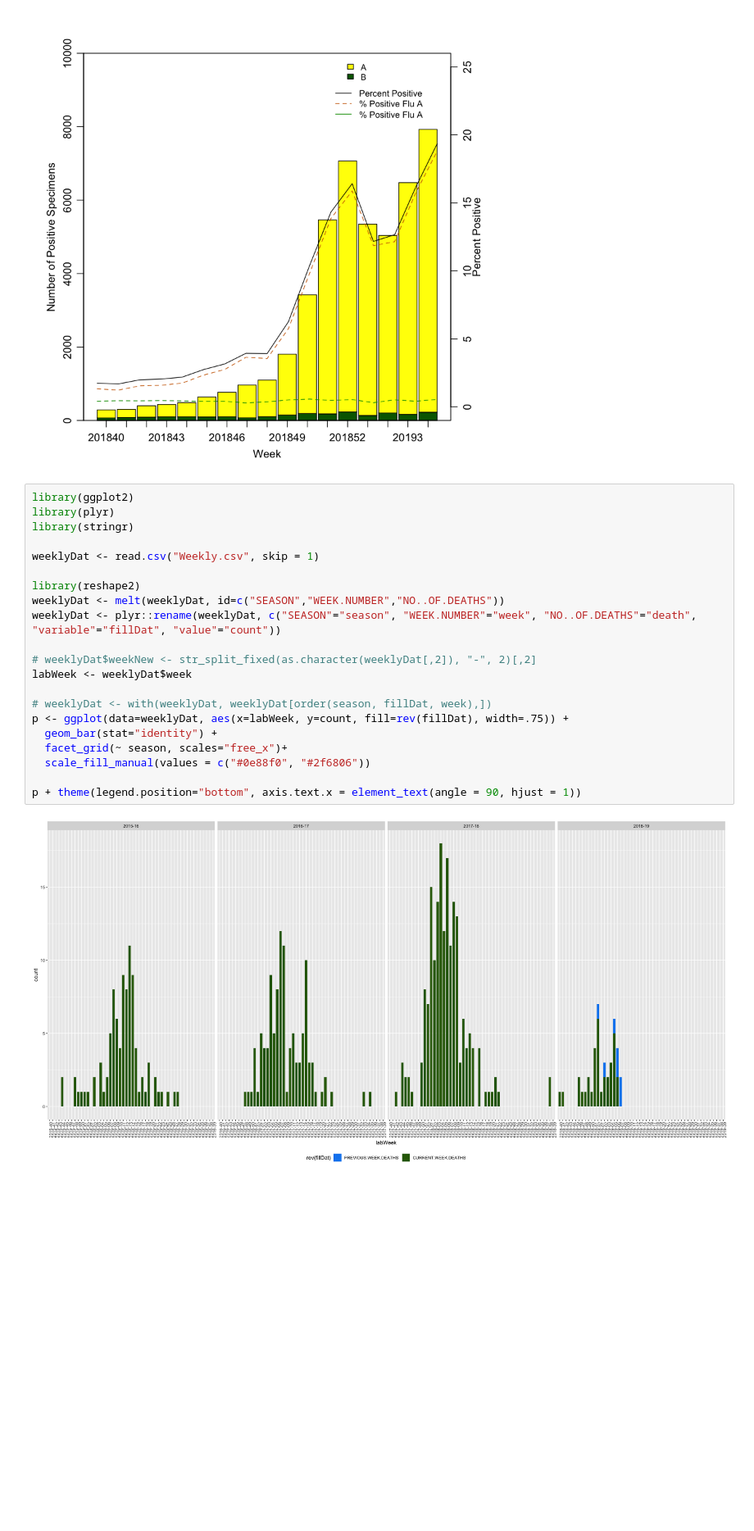
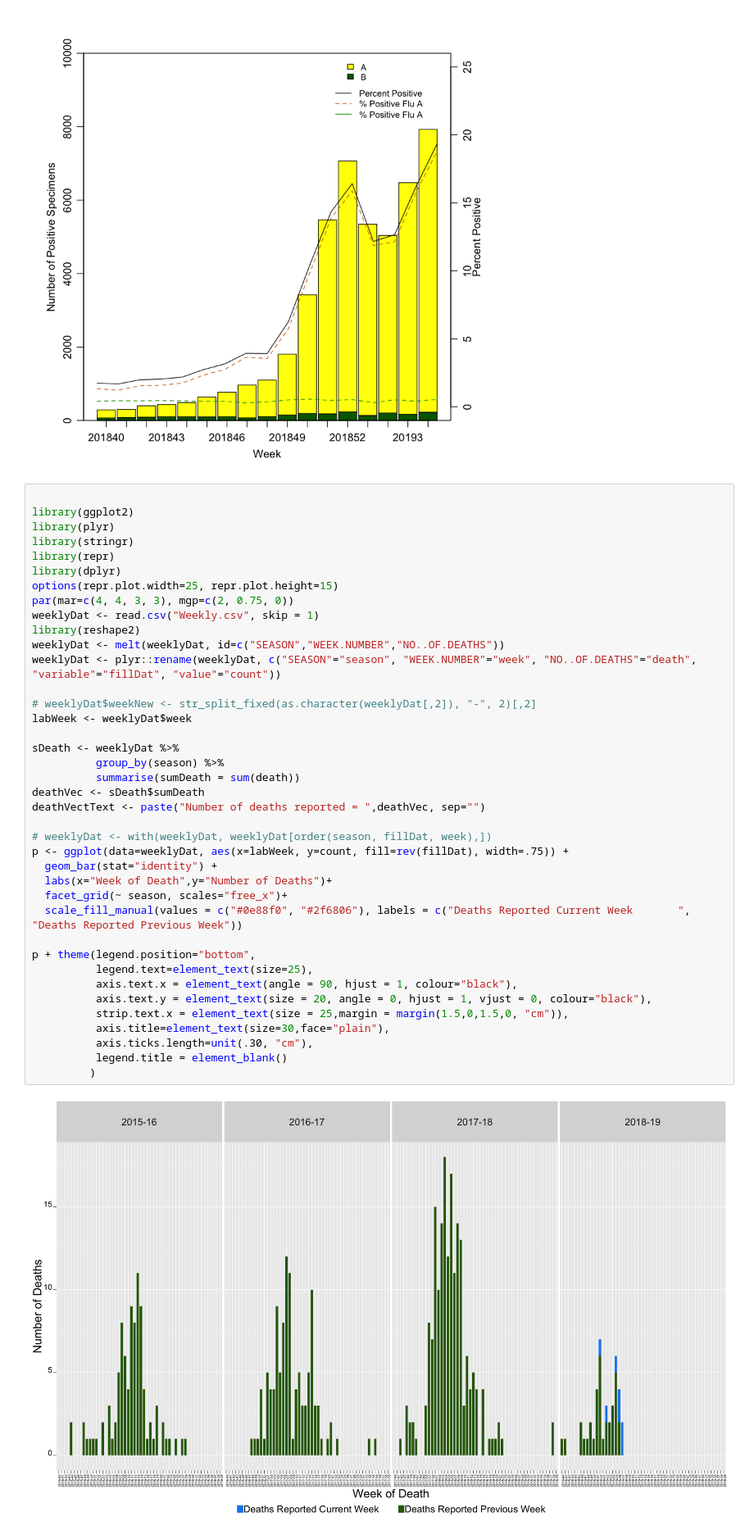
Before and after one commit to nullbringer/Exploratory-Data-Analysis, a Jupyter notebook: Lab1/part2/Lab1Part2.ipynb, the cells around one changed output. Shown: that part at 82% size. Saved outputs shown, nothing was run; the diff lists cells and outputs as text; blank space fills up the shorter version.

```diff
--- a/Lab1/part2/Lab1Part2.ipynb
+++ b/Lab1/part2/Lab1Part2.ipynb
@@ -39,25 +39,43 @@ legend("topright",inset=c(0.06,0.08),legend=lineLegend, col=c("black", "#CC6600"
 # %% [output]
 [figure]
 # %%
+
 library(ggplot2)
 library(plyr)
 library(stringr)
-
+library(repr)
+library(dplyr)
+options(repr.plot.width=25, repr.plot.height=15)
+par(mar=c(4, 4, 3, 3), mgp=c(2, 0.75, 0))
 weeklyDat <- read.csv("Weekly.csv", skip = 1)
-
 library(reshape2)
 weeklyDat <- melt(weeklyDat, id=c("SEASON","WEEK.NUMBER","NO..OF.DEATHS"))
 weeklyDat <- plyr::rename(weeklyDat, c("SEASON"="season", "WEEK.NUMBER"="week", "NO..OF.DEATHS"="death", "variable"="fillDat", "value"="count"))
 
 # weeklyDat$weekNew <- str_split_fixed(as.character(weeklyDat[,2]), "-", 2)[,2]
 labWeek <- weeklyDat$week
 
+sDeath <- weeklyDat %>%
+          group_by(season) %>%
+          summarise(sumDeath = sum(death))
+deathVec <- sDeath$sumDeath
+deathVectText <- paste("Number of deaths reported = ",deathVec, sep="")
+
 # weeklyDat <- with(weeklyDat, weeklyDat[order(season, fillDat, week),])
 p <- ggplot(data=weeklyDat, aes(x=labWeek, y=count, fill=rev(fillDat), width=.75)) +
   geom_bar(stat="identity") +
+  labs(x="Week of Death",y="Number of Deaths")+
   facet_grid(~ season, scales="free_x")+
-  scale_fill_manual(values = c("#0e88f0", "#2f6806"))
+  scale_fill_manual(values = c("#0e88f0", "#2f6806"), labels = c("Deaths Reported Current Week       ", "Deaths Reported Previous Week"))
 
-p + theme(legend.position="bottom", axis.text.x = element_text(angle = 90, hjust = 1))
+p + theme(legend.position="bottom",
+          legend.text=element_text(size=25),
+          axis.text.x = element_text(angle = 90, hjust = 1, colour="black"),
+          axis.text.y = element_text(size = 20, angle = 0, hjust = 1, vjust = 0, colour="black"),
+          strip.text.x = element_text(size = 25,margin = margin(1.5,0,1.5,0, "cm")),
+          axis.title=element_text(size=30,face="plain"),
+          axis.ticks.length=unit(.30, "cm"),
+          legend.title = element_blank()
+         )
 # %% [output]
-[figure, old version]
+[figure, new version]
```
